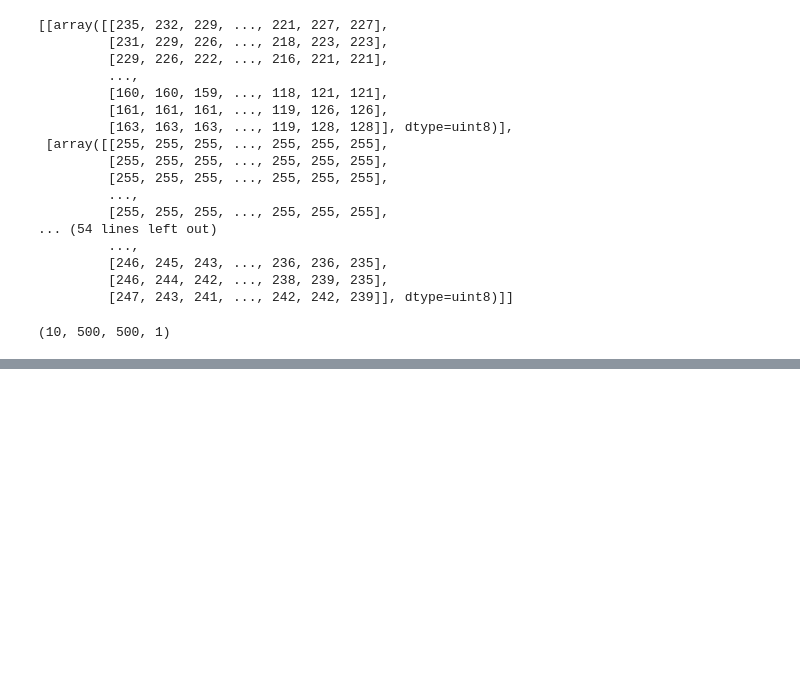
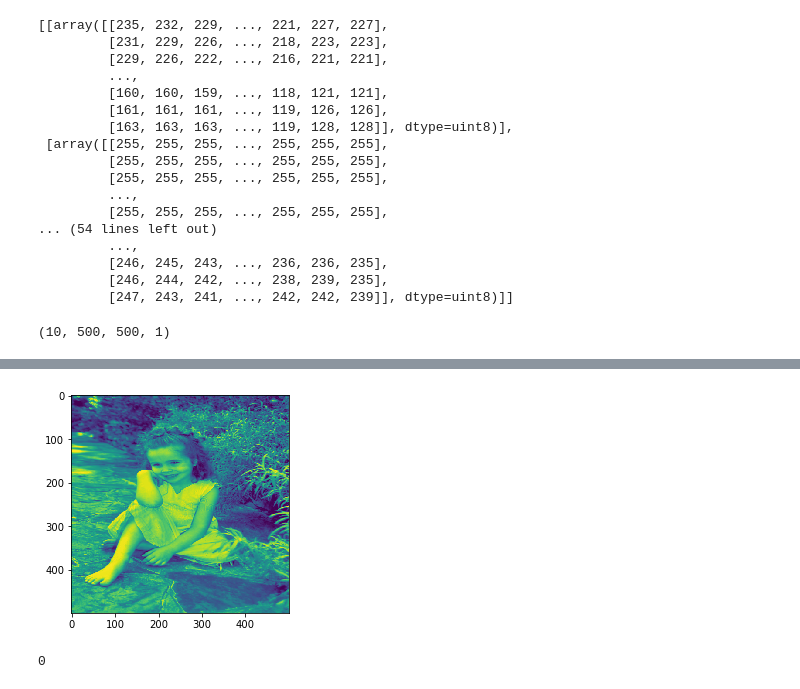
Before and after one commit to Mayank979/real-time-image-classification, a Jupyter notebook: main.ipynb, the cells around one changed output, grey strips where cells are left out. Saved outputs shown, nothing was run; the diff lists cells and outputs as text; code cells hidden in the pictures; blank space fills up the shorter version.

```diff
--- a/main.ipynb
+++ b/main.ipynb
@@ -140,0 +177,5 @@ pickle_out.close()
+# %%
+plt.imshow(test[4][:,:,0])
+img = test[4].reshape(-1, 500, 500, 1)
+# %% [output]
+[figure, added]
@@ -140,0 +184,4 @@ pickle_out.close()
+# %%
+np.argmax(res)
+# %% [output]
+0
```
Also changed, not shown: parts of 12 cells of this notebook.
